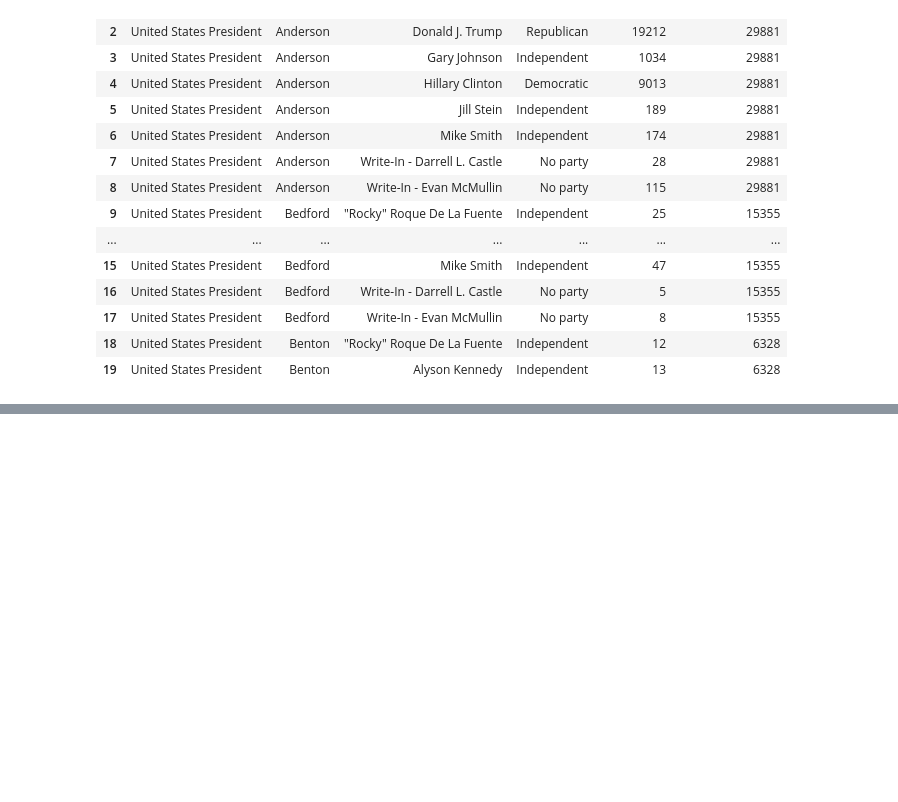
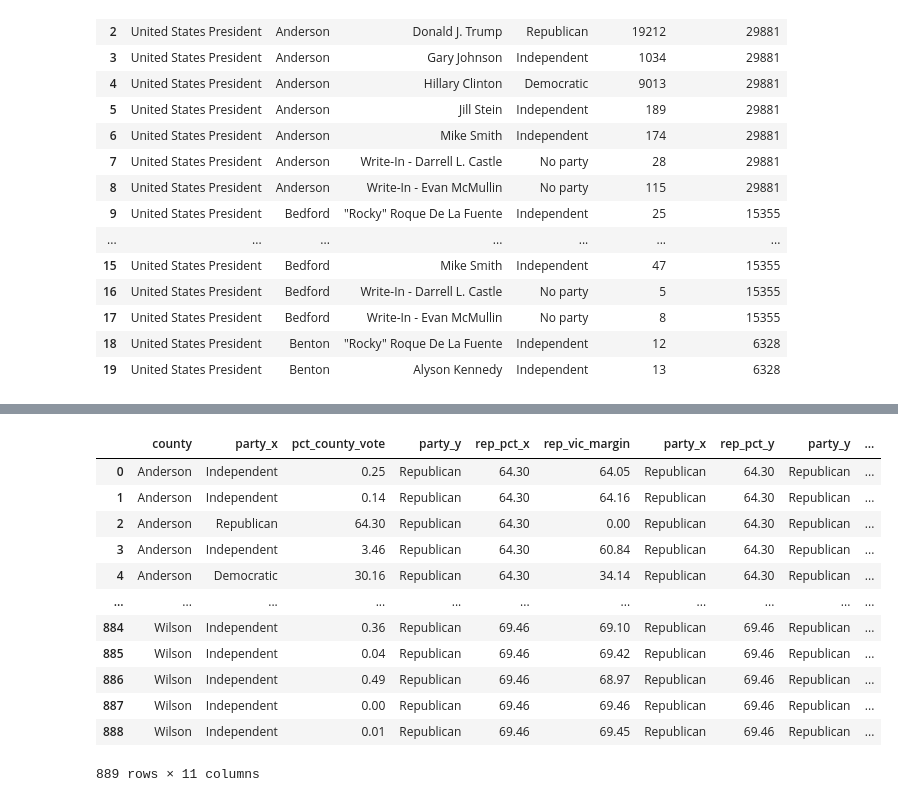
Before and after one commit to DavidMellow/tn-elections, a Jupyter notebook: notebooks/tn_election_2016_melt.ipynb, the cells around one changed output, grey strips where cells are left out. Cells and saved outputs as stored; diff of their text form; code cells hidden in the pictures; blank space fills up the shorter version.

```diff
--- a/notebooks/tn_election_2016_melt.ipynb
+++ b/notebooks/tn_election_2016_melt.ipynb
@@ -514,0 +608,18 @@ tn_2016_pres
+# %%
+# add 'rep_vic_margin' column to show Republican margin over other parties per county
+tn_2016_margin['repub_vic_margin']=tn_2016_margin['rep_pct']-tn_2016_margin['pct_county_vote']
+tn_2016_margin
+# %% [output]
+|  | county | party_x | pct_county_vote | party_y | rep_pct_x | rep_vic_margin | party_x | rep_pct_y | party_y | ... |
+| 0 | Anderson | Independent | 0.25 | Republican | 64.30 | 64.05 | Republican | 64.30 | Republican | ... |
+| 1 | Anderson | Independent | 0.14 | Republican | 64.30 | 64.16 | Republican | 64.30 | Republican | ... |
+| 2 | Anderson | Republican | 64.30 | Republican | 64.30 | 0.00 | Republican | 64.30 | Republican | ... |
+| 3 | Anderson | Independent | 3.46 | Republican | 64.30 | 60.84 | Republican | 64.30 | Republican | ... |
+| 4 | Anderson | Democratic | 30.16 | Republican | 64.30 | 34.14 | Republican | 64.30 | Republican | ... |
+| ... | ... | ... | ... | ... | ... | ... | ... | ... | ... | ... |
+| 884 | Wilson | Independent | 0.36 | Republican | 69.46 | 69.10 | Republican | 69.46 | Republican | ... |
+| 885 | Wilson | Independent | 0.04 | Republican | 69.46 | 69.42 | Republican | 69.46 | Republican | ... |
+| 886 | Wilson | Independent | 0.49 | Republican | 69.46 | 68.97 | Republican | 69.46 | Republican | ... |
+| 887 | Wilson | Independent | 0.00 | Republican | 69.46 | 69.46 | Republican | 69.46 | Republican | ... |
+| 888 | Wilson | Independent | 0.01 | Republican | 69.46 | 69.45 | Republican | 69.46 | Republican | ... |
+889 rows × 11 columns
```
Also changed, not shown: parts of 12 cells of this notebook.
